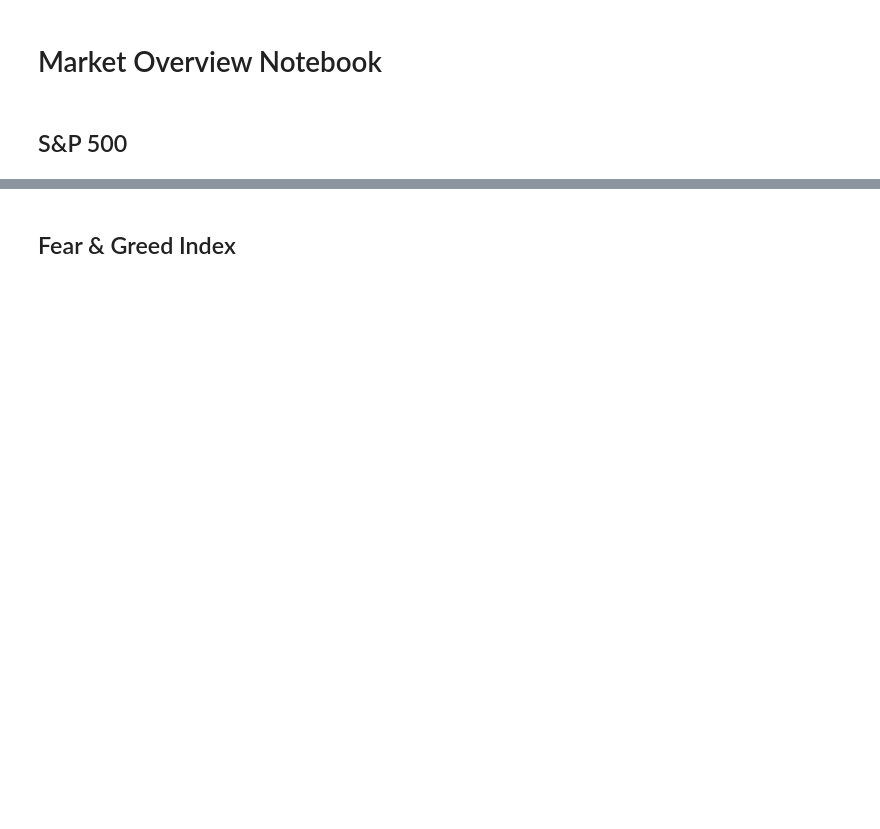
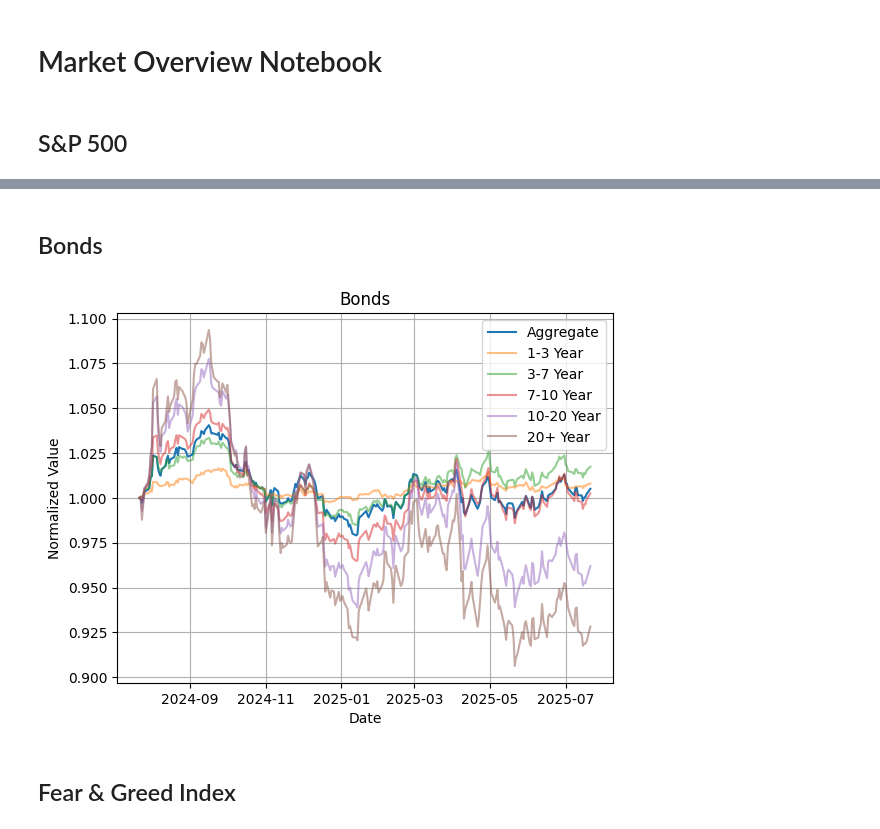
Before and after one commit to ncussonn/finance, a Jupyter notebook: market_overview.ipynb, the cells around one changed output, grey strips where cells are left out. Saved outputs shown, nothing was run; the diff lists cells and outputs as text; code cells hidden in the pictures; blank space fills up the shorter version.

```diff
--- a/market_overview.ipynb
+++ b/market_overview.ipynb
@@ -12,3 +12,9 @@ Current S&P 500 Index: 6309.62
+# %% [markdown]
+## Bonds
+# %%
+bnd_data = bonds()
+# %% [output]
+[figure, added]
 # %% [markdown]
 ## Fear & Greed Index
 # %%
```
Also changed, not shown: parts of 6 cells of this notebook, 1 other file.
